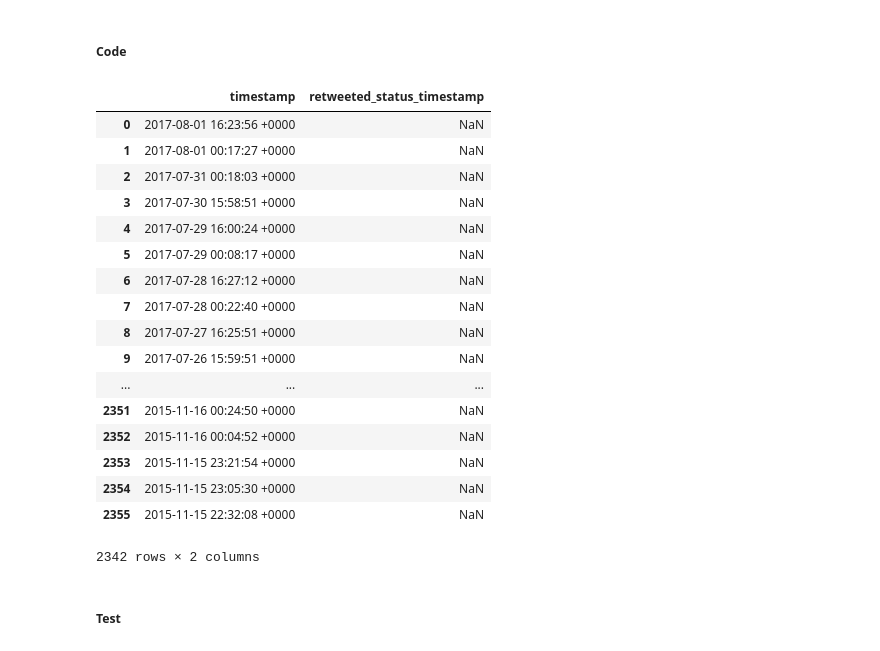
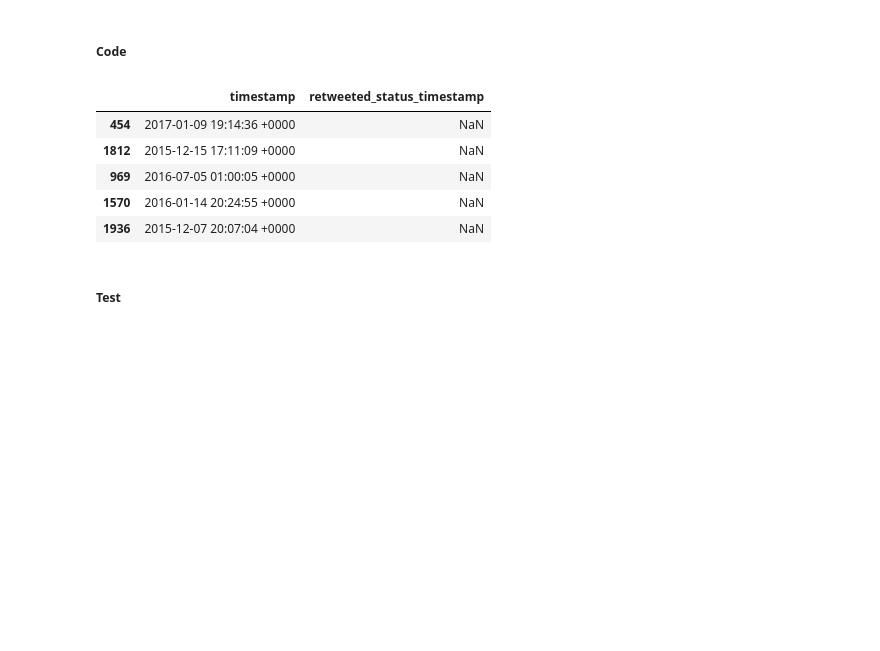
Before and after one commit to RawSharkYu/Data-Wrangling-Uda-Pj3, a Jupyter notebook: wrangle_act_final.ipynb, the cells around one changed output. Saved outputs shown, nothing was run; the diff lists cells and outputs as text; code cells hidden in the pictures; blank space fills up the shorter version.

```diff
--- a/wrangle_act_final.ipynb
+++ b/wrangle_act_final.ipynb
@@ -696,3 +574,0 @@ The type of "doggo", "floofer", "pupper" and "puppo" are object,their values are
-# %%
-for column in ["doggo", "floofer", "pupper","puppo"]:
-    df_archive_clean[column] = (df_archive_clean[column] == column)
@@ -748,26 +581,14 @@ Delete the end of values of "timestamp" and "retweeted_status_timestamp" columns
 # %% [markdown]
 ##### Code
 # %%
-df_archive_clean[[ "timestamp", "retweeted_status_timestamp"]]
+df_archive_clean[[ "timestamp", "retweeted_status_timestamp"]].sample(5)
 # %% [output]
 |  | timestamp | retweeted_status_timestamp |
-| 0 | 2017-08-01 16:23:56 +0000 | NaN |
-| 1 | 2017-08-01 00:17:27 +0000 | NaN |
-| 2 | 2017-07-31 00:18:03 +0000 | NaN |
-| 3 | 2017-07-30 15:58:51 +0000 | NaN |
-| 4 | 2017-07-29 16:00:24 +0000 | NaN |
-| 5 | 2017-07-29 00:08:17 +0000 | NaN |
-| 6 | 2017-07-28 16:27:12 +0000 | NaN |
-| 7 | 2017-07-28 00:22:40 +0000 | NaN |
-| 8 | 2017-07-27 16:25:51 +0000 | NaN |
-| 9 | 2017-07-26 15:59:51 +0000 | NaN |
-| ... | ... | ... |
-| 2351 | 2015-11-16 00:24:50 +0000 | NaN |
-| 2352 | 2015-11-16 00:04:52 +0000 | NaN |
-| 2353 | 2015-11-15 23:21:54 +0000 | NaN |
-| 2354 | 2015-11-15 23:05:30 +0000 | NaN |
-| 2355 | 2015-11-15 22:32:08 +0000 | NaN |
+| 454 | 2017-01-09 19:14:36 +0000 | NaN |
+| 1812 | 2015-12-15 17:11:09 +0000 | NaN |
+| 969 | 2016-07-05 01:00:05 +0000 | NaN |
+| 1570 | 2016-01-14 20:24:55 +0000 | NaN |
+| 1936 | 2015-12-07 20:07:04 +0000 | NaN |
-2342 rows × 2 columns
 # %%
 df_archive_clean[["timestamp", "retweeted_status_timestamp"]] = df_archive_clean[[ "timestamp", "retweeted_status_timestamp"]].replace("\+0000","",regex = True)
 # %% [markdown]
```
Also changed, not shown: parts of 52 cells of this notebook, 3 other files.
